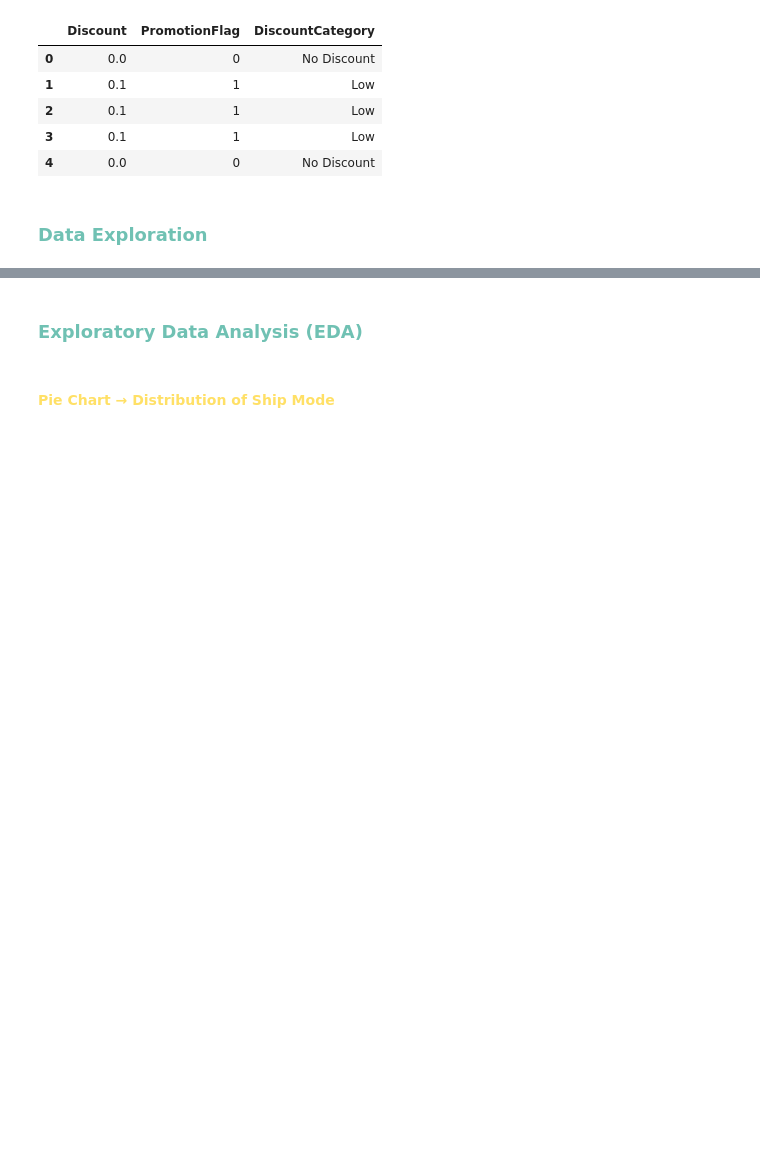
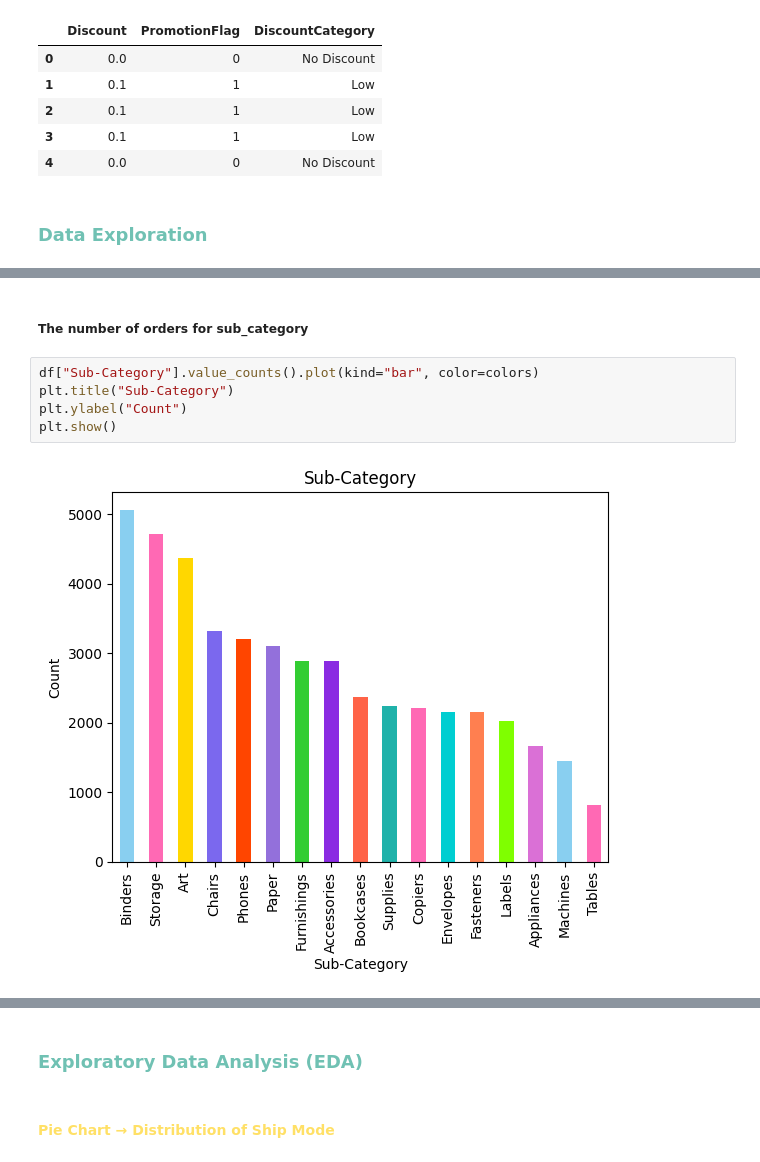
Before and after one commit to rahmaanwer22/DEPI_Project, a Jupyter notebook: DepiProject.ipynb, the cells around one changed output, grey strips where cells are left out. Drawn from its saved outputs; the diff is of its cells as text; blank space fills up the shorter version.

```diff
--- a/DepiProject.ipynb
+++ b/DepiProject.ipynb
@@ -249,0 +296,9 @@ data[['Discount', 'PromotionFlag', 'DiscountCategory']].head()
+# %% [markdown]
+<h5>The number of orders for sub_category</h5>
+# %%
+df["Sub-Category"].value_counts().plot(kind="bar", color=colors)
+plt.title("Sub-Category")
+plt.ylabel("Count")
+plt.show()
+# %% [output]
+[figure, added]
```
Also changed, not shown: parts of 30 cells of this notebook.
